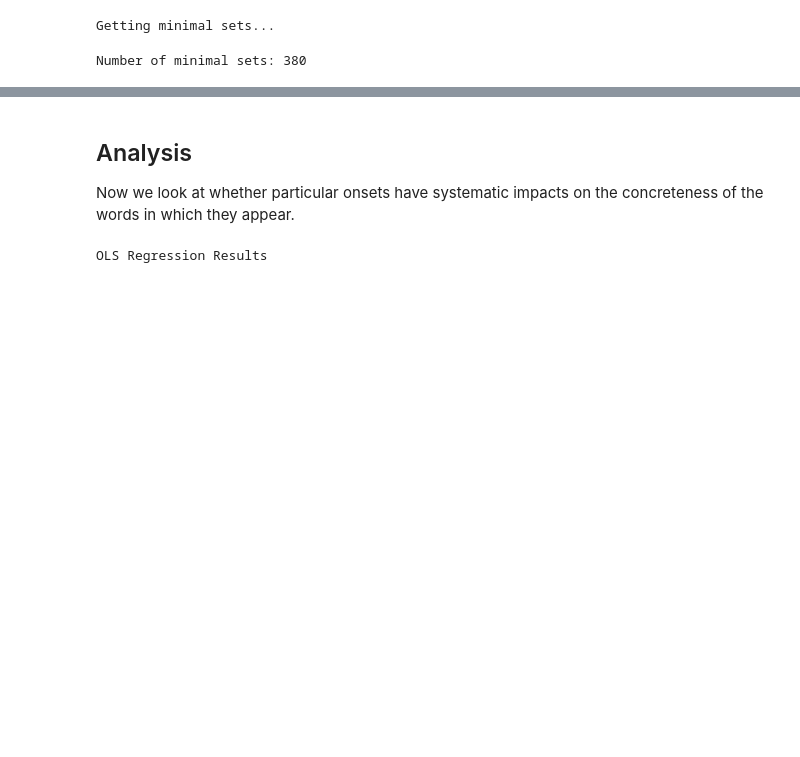
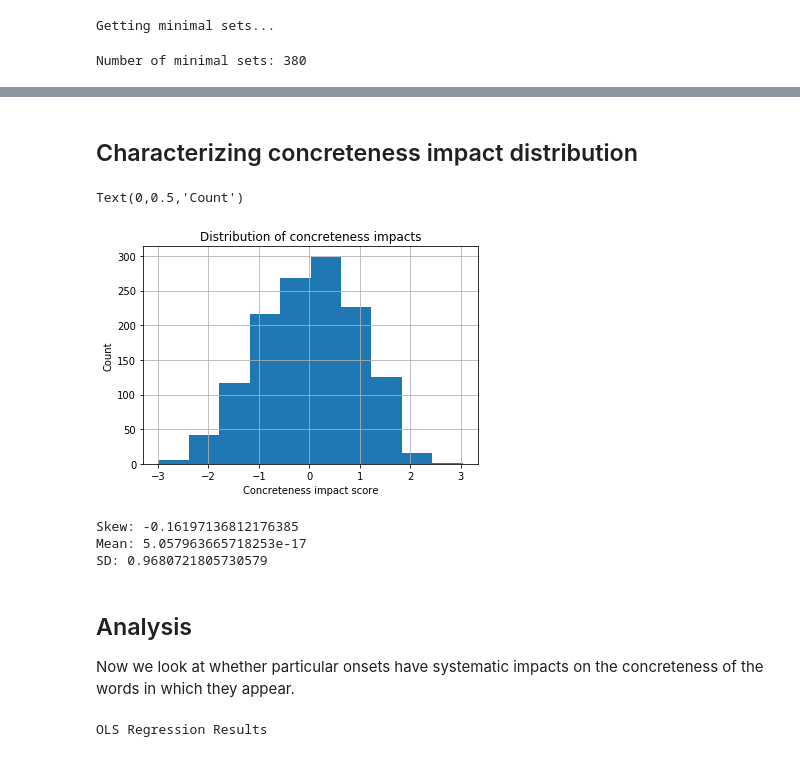
Before and after one commit to seantrott/concreteness, a Jupyter notebook: phonetic_onset_concreteness.ipynb, the cells around one changed output, grey strips where cells are left out. Cells and saved outputs as stored; diff of their text form; code cells hidden in the pictures; blank space fills up the shorter version.

```diff
--- a/phonetic_onset_concreteness.ipynb
+++ b/phonetic_onset_concreteness.ipynb
@@ -111,3 +114,21 @@ final_df.head(5)
+# %% [markdown]
+## Characterizing concreteness impact distribution
+# %%
+final_df.hist(column='concreteness_impact')
+plt.title("Distribution of concreteness impacts")
+plt.xlabel("Concreteness impact score")
+plt.ylabel("Count")
+# %% [output]
+Text(0,0.5,'Count')
+[figure, added]
+# %%
+print("Skew: {s}".format(s=ss.stats.skew(final_df['concreteness_impact'])))
+print("Mean: {m}".format(m=np.mean(final_df['concreteness_impact'])))
+print("SD: {sd}".format(sd=np.std(final_df['concreteness_impact'])))
+# %% [output]
+Skew: -0.16197136812176385
+Mean: 5.057963665718253e-17
+SD: 0.9680721805730579
 # %% [markdown]
 ## Analysis
 
```
Also changed, not shown: parts of 5 cells of this notebook.
